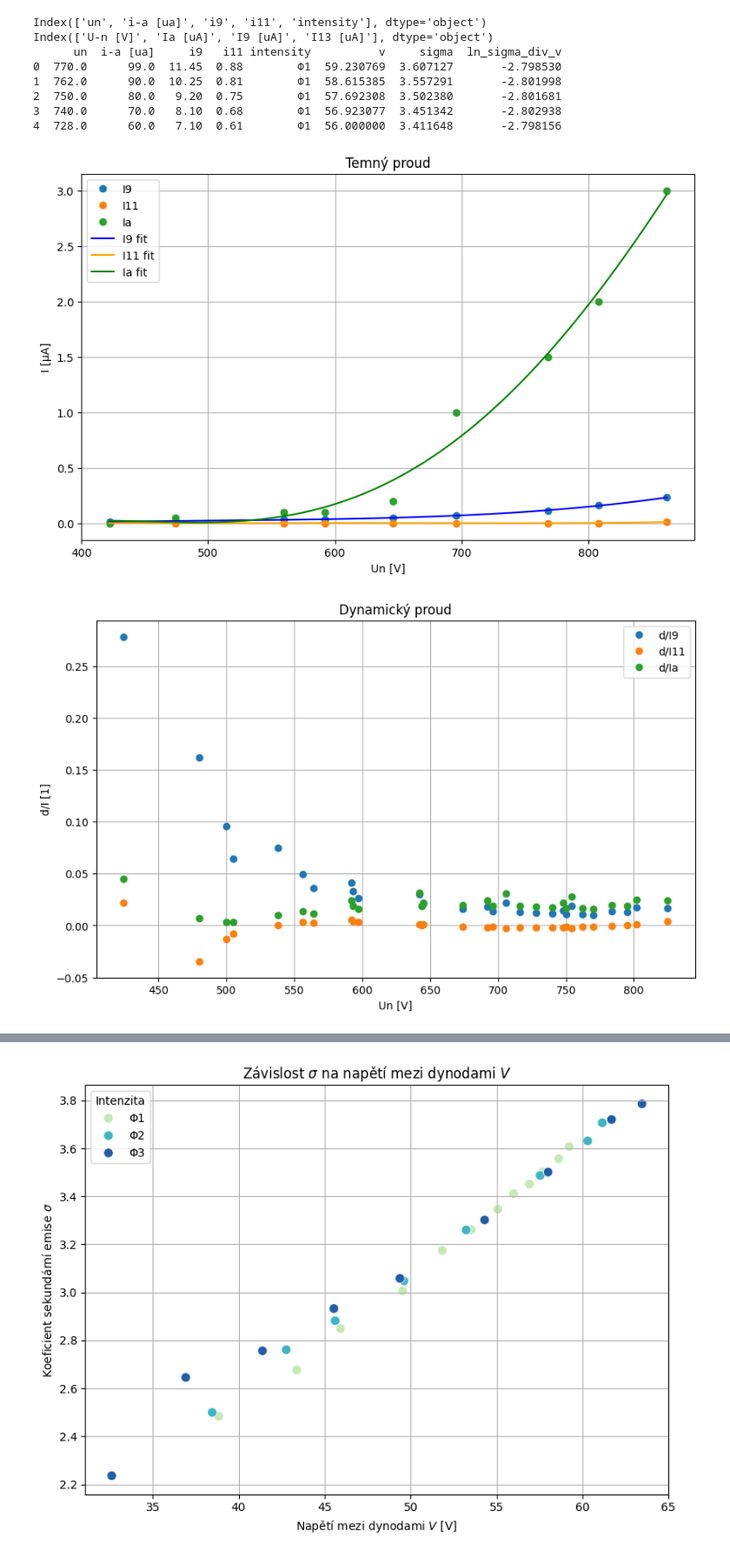
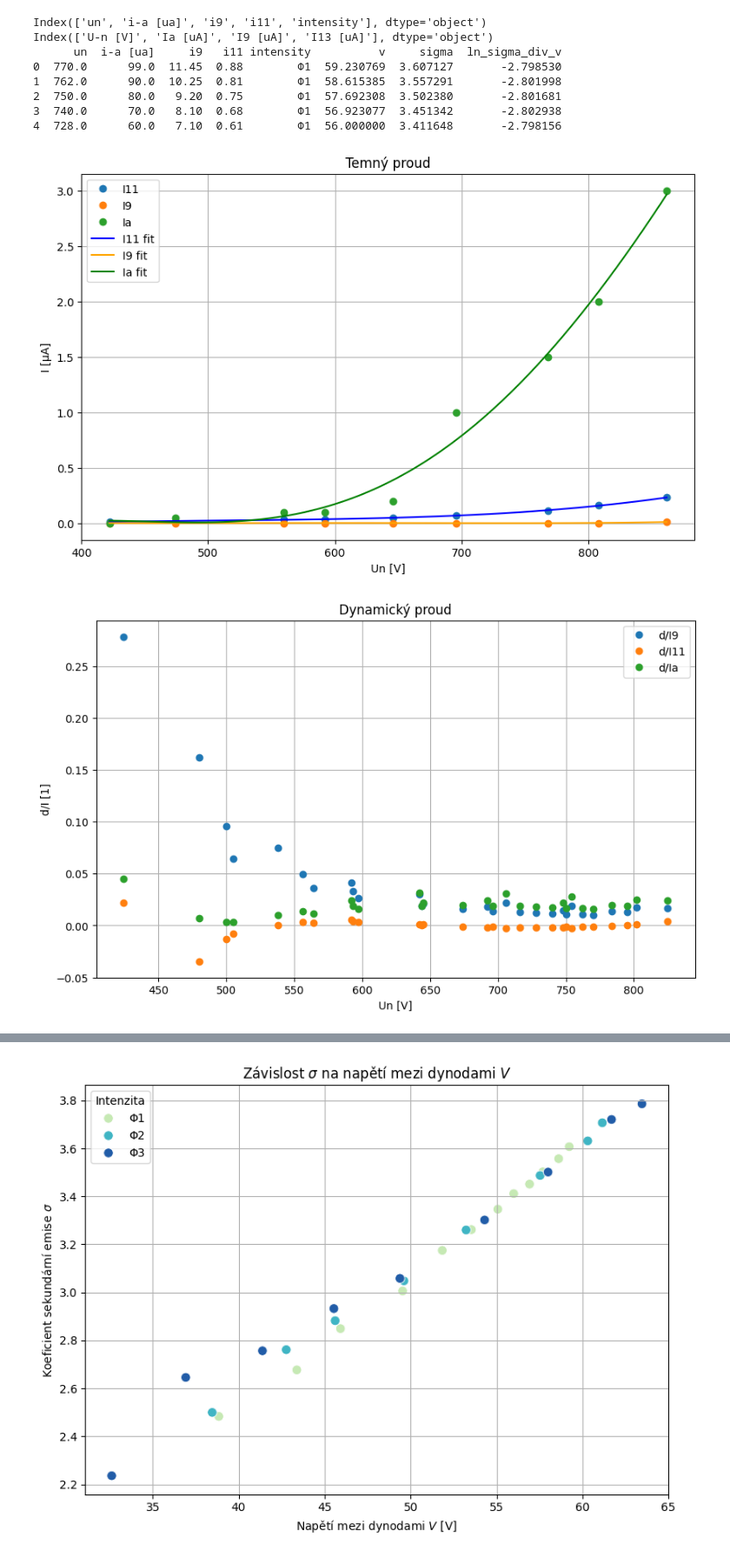
Before and after one commit to 4lrk2/Fyzikalni-praktikum, a Jupyter notebook: 9 - Fotonasobic/9-driver.ipynb, the cells around one changed output, grey strips where cells are left out. Shown: that part at 87% size. Cells and saved outputs as stored; diff of their text form; code cells hidden in the pictures.

```diff
--- a/9 - Fotonasobic/9-driver.ipynb
+++ b/9 - Fotonasobic/9-driver.ipynb
@@ -50,8 +50,8 @@ print(df_all.head())
 
 #plot ia i9 i11 vs un
 plt.figure(figsize=(10, 6))
-plt.plot(tp["U-n [V]"], tp["I9 [uA]"], "o", label="I9")
-plt.plot(tp["U-n [V]"], tp["I13 [uA]"], "o", label="I11")
+plt.plot(tp["U-n [V]"], tp["I9 [uA]"], "o", label="I11")
+plt.plot(tp["U-n [V]"], tp["I13 [uA]"], "o", label="I9")
 plt.plot(tp["U-n [V]"], tp["Ia [uA]"], "o", label="Ia")
 #polynomial 3rd degree fit for I9 and I11
 coeffs_i9 = np.polyfit(tp["U-n [V]"], tp["I9 [uA]"], 4)
@@ -63,8 +63,8 @@ y_fit_i9 = np.polyval(coeffs_i9, x_fit)
 y_fit_i11 = np.polyval(coeffs_i11, x_fit)
 y_fit_ia = np.polyval(coeffs_ia, x_fit)
 
-plt.plot(x_fit, y_fit_i9, label="I9 fit", color="blue")
-plt.plot(x_fit, y_fit_i11, label="I11 fit", color="orange")
+plt.plot(x_fit, y_fit_i9, label="I11 fit", color="blue")
+plt.plot(x_fit, y_fit_i11, label="I9 fit", color="orange")
 plt.plot(x_fit, y_fit_ia, label="Ia fit", color="green")
 
 plt.xlabel("Un [V]")
@@ -81,34 +81,34 @@ df_all["deltia"] = np.polyval(coeffs_ia, df_all["un"])
 df_all["i9"] = df_all["i9"]- np.polyval(coeffs_i9, df_all["un"])
 df_all["i11"] = df_all["i11"]- np.polyval(coeffs_i11, df_all["un"])
 df_all["i-a [ua]"] = df_all["i-a [ua]"]- np.polyval(coeffs_ia, df_all["un"])
 
 df_all["d/i9"] = df_all["deltai9"] / df_all["i9"]
 df_all["d/i11"] = df_all["deltai11"] / df_all["i11"]
 df_all["d/ia"] = df_all["deltia"] / df_all["i-a [ua]"]
 
 plt.figure(figsize=(10, 6))
 plt.plot(df_all["un"], df_all["d/i9"], "o", label="d/I9")
 plt.plot(df_all["un"], df_all["d/i11"], "o", label="d/I11")
 plt.plot(df_all["un"], df_all["d/ia"], "o", label="d/Ia")
 plt.xlabel("Un [V]")
 plt.ylabel("d/I [1]")
 plt.title("Dynamický proud")
 plt.legend()
 plt.grid()
 plt.show()
 
 
 print(df_all.head())
 # %% [output]
 Index(['un', 'i-a [ua]', 'i9', 'i11', 'intensity'], dtype='object')
 Index(['U-n [V]', 'Ia [uA]', 'I9 [uA]', 'I13 [uA]'], dtype='object')
       un  i-a [ua]     i9   i11 intensity          v     sigma  ln_sigma_div_v
 0  770.0      99.0  11.45  0.88        Φ1  59.230769  3.607127       -2.798530
 1  762.0      90.0  10.25  0.81        Φ1  58.615385  3.557291       -2.801998
 2  750.0      80.0   9.20  0.75        Φ1  57.692308  3.502380       -2.801681
 3  740.0      70.0   8.10  0.68        Φ1  56.923077  3.451342       -2.802938
 4  728.0      60.0   7.10  0.61        Φ1  56.000000  3.411648       -2.798156
-[figure, old version]
+[figure, new version]
 [figure]
       un   i-a [ua]         i9       i11 intensity          v     sigma  \
 0  770.0  97.447027  11.332500  0.880754        Φ1  59.230769  3.607127
```
Also changed, not shown: parts of 2 cells of this notebook, 27 other files.
